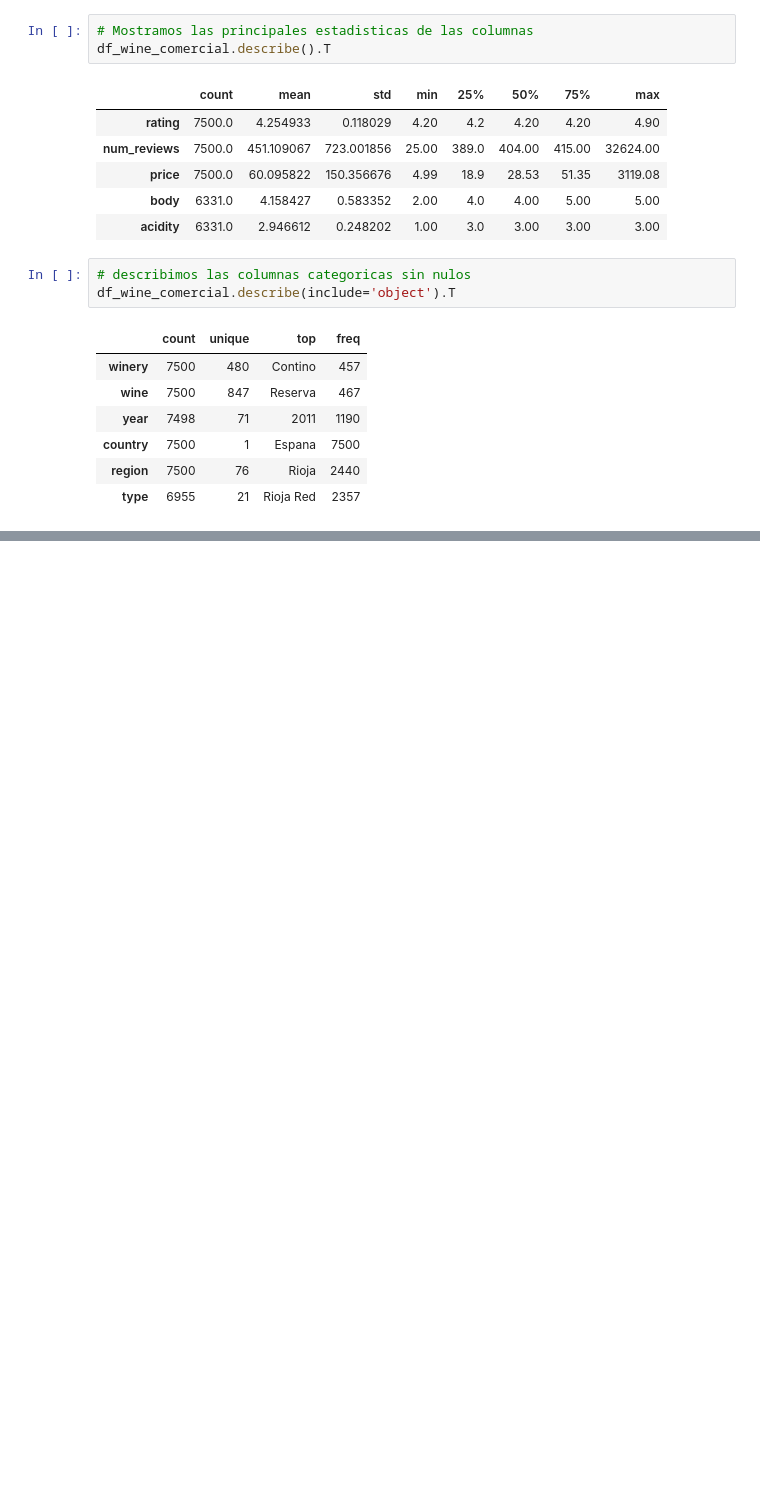
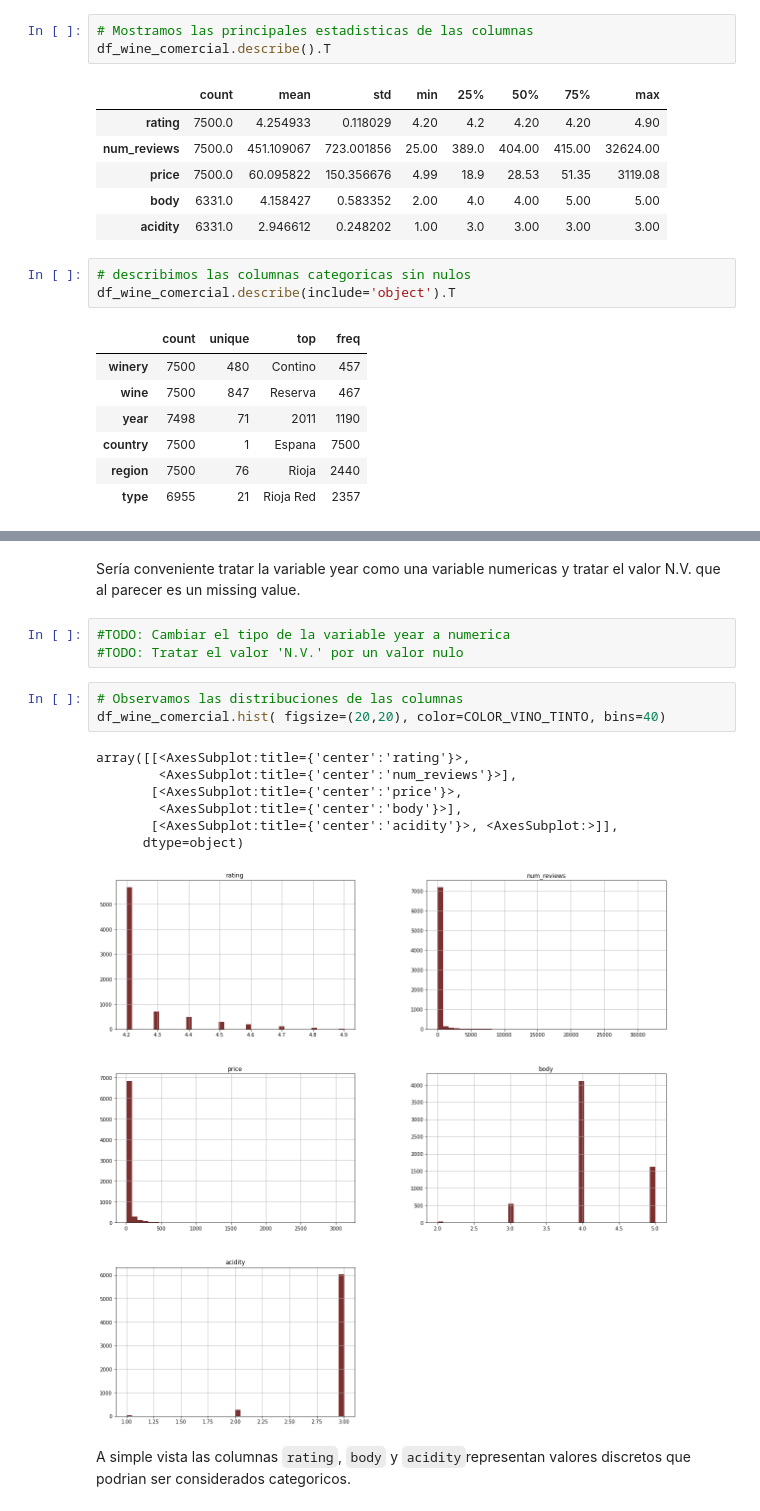
Before and after one commit to car-vigo/vinos-corderhouse, a Jupyter notebook: notebooks/1.0-data.wrangling-descubrimiento.ipynb, the cells around one changed output, grey strips where cells are left out. Cells and saved outputs as stored; diff of their text form; blank space fills up the shorter version.

```diff
--- a/notebooks/1.0-data.wrangling-descubrimiento.ipynb
+++ b/notebooks/1.0-data.wrangling-descubrimiento.ipynb
@@ -305,0 +352,18 @@ df_wine_comercial.describe(include='object').T
+# %% [markdown]
+Sería conveniente tratar la variable year como una variable numericas y tratar el valor N.V. que al parecer es un missing value.
+# %%
+#TODO: Cambiar el tipo de la variable year a numerica
+#TODO: Tratar el valor 'N.V.' por un valor nulo
+# %%
+# Observamos las distribuciones de las columnas
+df_wine_comercial.hist( figsize=(20,20), color=COLOR_VINO_TINTO, bins=40)
+# %% [output]
+array([[<AxesSubplot:title={'center':'rating'}>,
+        <AxesSubplot:title={'center':'num_reviews'}>],
+       [<AxesSubplot:title={'center':'price'}>,
+        <AxesSubplot:title={'center':'body'}>],
+       [<AxesSubplot:title={'center':'acidity'}>, <AxesSubplot:>]],
+      dtype=object)
+[figure, added]
+# %% [markdown]
+A simple vista las columnas `rating`, `body` y `acidity`representan valores discretos que podrian ser considerados categoricos.
```
Also changed, not shown: parts of 42 cells of this notebook, 1 other file.
